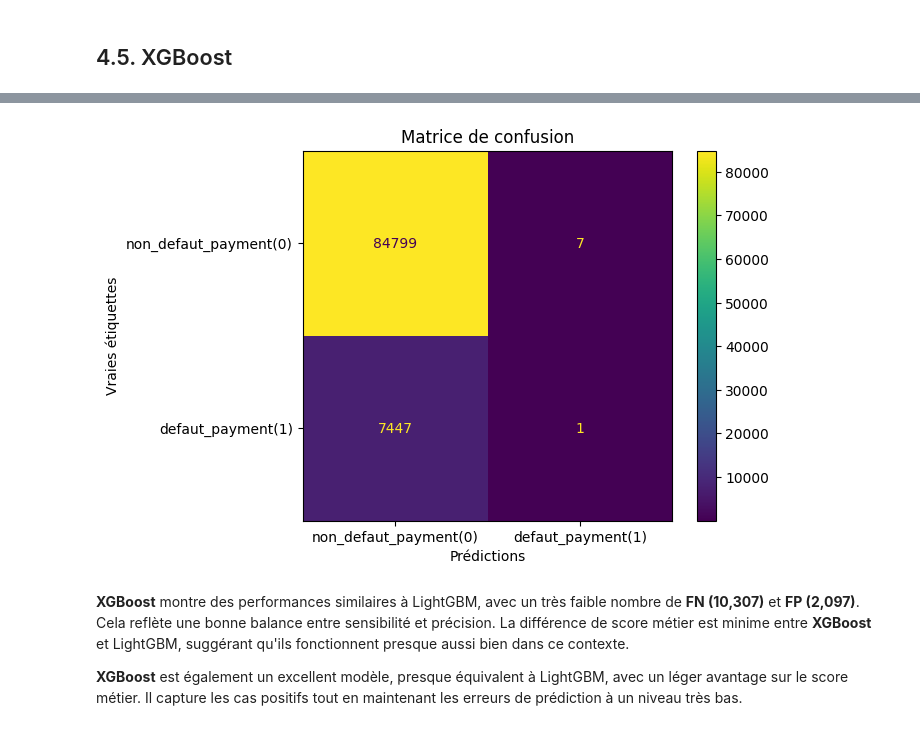
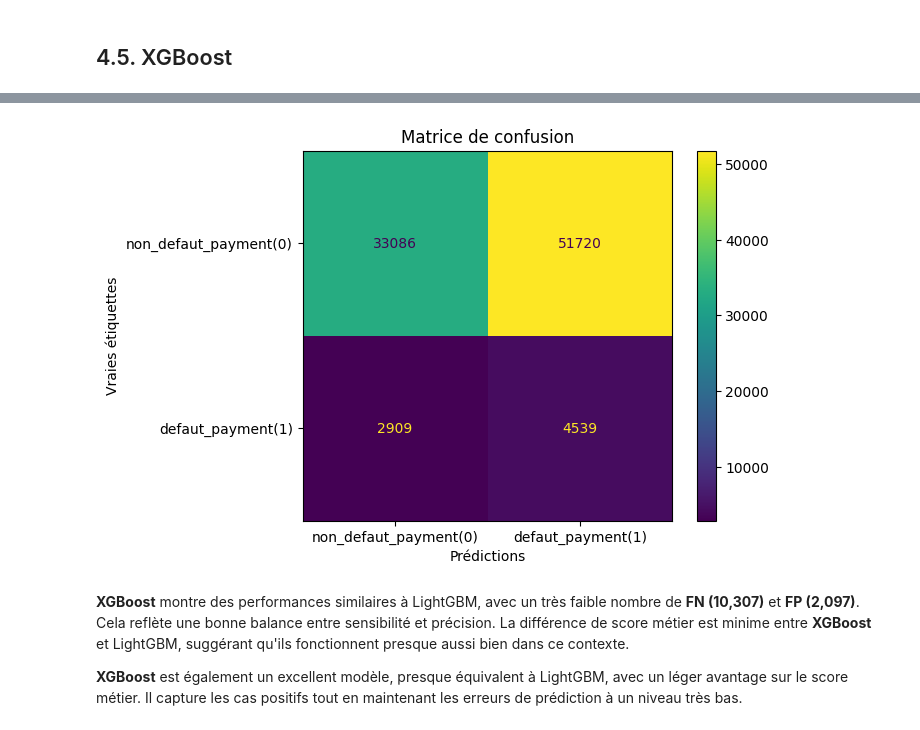
Before and after one commit to amadousysada/scoring-model, a Jupyter notebook: 03_modelisation.ipynb, the cells around one changed output, grey strips where cells are left out. Drawn from its saved outputs; the diff is of its cells as text; code cells hidden in the pictures.

```diff
--- a/03_modelisation.ipynb
+++ b/03_modelisation.ipynb
@@ -340,7 +335,10 @@ if os.path.exists(f"{folder_path}grid_search_results.pkl"):
         model_results = pickle.load(f)
 # %%
 def get_preprocessor(data):
+  if not isinstance(data, pd.DataFrame):
+    data = pd.DataFrame(data, columns=X_Xtrain.columns)
   non_binary_cols = data.columns[data.nunique() > 2]
+
   preprocessor = ColumnTransformer(
     transformers=[
         ('scaler', StandardScaler(), non_binary_cols)  # Appliquer seulement sur les colonnes non binaire
@@ -419,7 +417,6 @@ def evaluate_model(model_name, X_train, y_train, X_valid, y_valid, force=True):
   # Résultats
   print("Meilleurs paramètres :", grid_search.best_params_)
   print("Meilleur score métier :", grid_search.best_score_)
-  print("Matrice de confusion :", confusion_matrix(y_valid, y_pred))
 
   fpr, tpr, _ = roc_curve(y_valid, y_prob)
   auc_score = roc_auc_score(y_valid, y_prob)
@@ -459,8 +456,13 @@ def show_roc_curve(fpr, tpr, auc_score, ax):
 
   plt.show()
 
-def visualize_confusion_matrix(model, X_valid, y_valid, classes=['non_defaut_payment(0)', 'defaut_payment(1)']):
-  predictions = model.predict(X_valid)
+def visualize_confusion_matrix(model, X_valid, y_valid, scaler=None, classes=['non_defaut_payment(0)', 'defaut_payment(1)']):
+  data = X_valid
+
+  if scaler:
+    data = pd.DataFrame(scaler.fit_transform(X_valid), columns=X_valid.columns)
+
+  predictions = model.predict(data)
   cm = confusion_matrix(y_valid, predictions, labels=model.classes_)
   disp = ConfusionMatrixDisplay(confusion_matrix=cm, display_labels=classes)
   disp.plot()
@@ -648,9 +641,9 @@ GridSearchCV(cv=StratifiedKFold(n_splits=4, random_state=42, shuffle=True),
                       'business_score': make_scorer(business_cost, response_method='predict_proba')},
              verbose=1)
 # %%
-visualize_confusion_matrix(model_results['XGBoost'].best_estimator_, X_valid, y_valid)
+visualize_confusion_matrix(model_results['XGBoost'].best_estimator_, X_valid, y_valid, preprocessor)
 # %% [output]
-[figure, old version]
+[figure, new version]
 # %% [markdown]
 **XGBoost** montre des performances similaires à LightGBM, avec un très faible nombre de **FN (10,307)** et **FP (2,097)**. Cela reflète une bonne balance entre sensibilité et précision.
 La différence de score métier est minime entre **XGBoost** et LightGBM, suggérant qu'ils fonctionnent presque aussi bien dans ce contexte.
```
Also changed, not shown: parts of 25 cells of this notebook.
